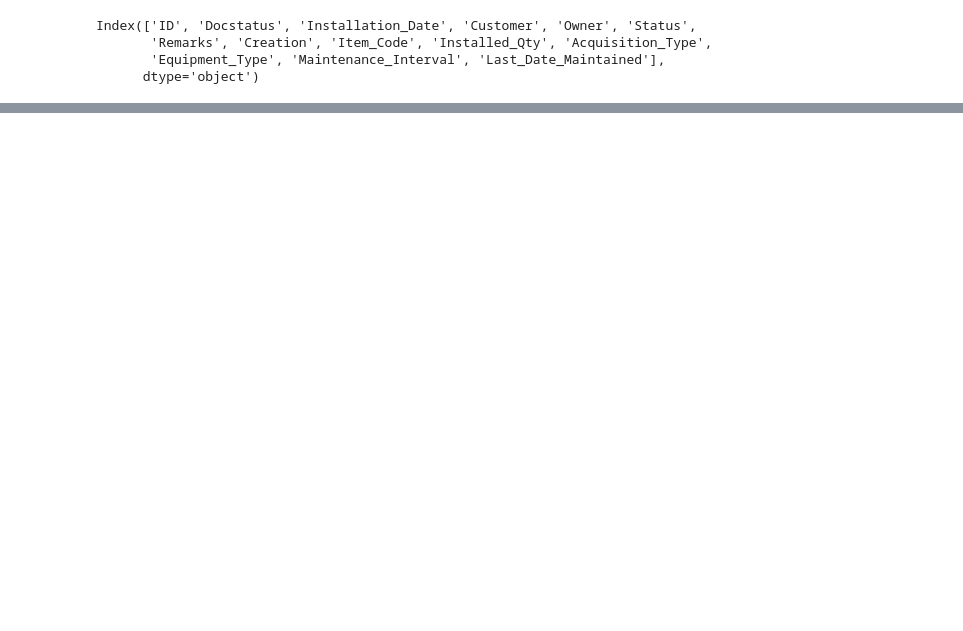
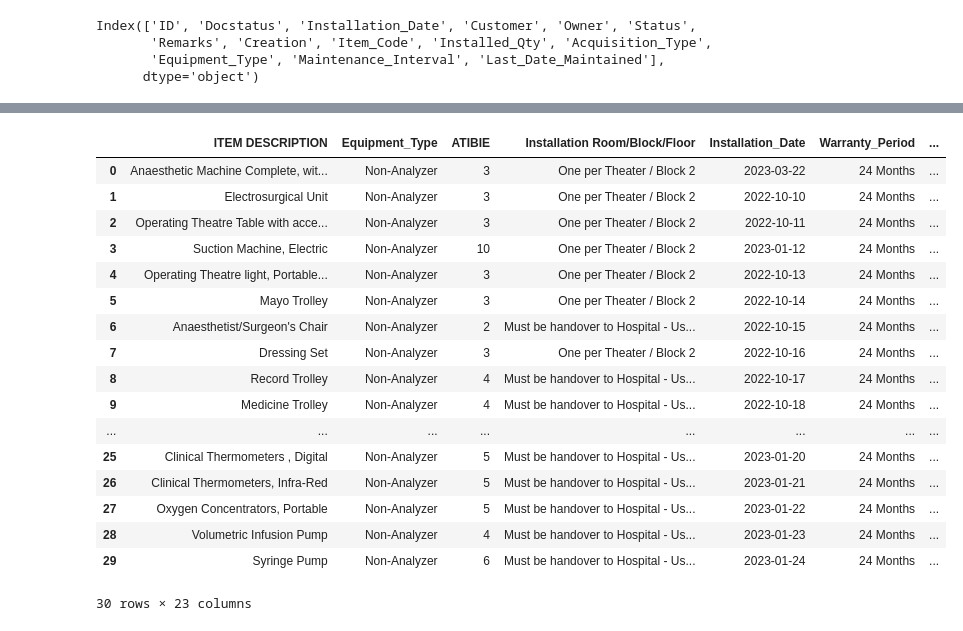
Before and after one commit to adaambiikgabz/Equipment_Maintenance_Schedule, a Jupyter notebook: Installation_data.ipynb, the cells around one changed output, grey strips where cells are left out. Saved outputs shown, nothing was run; the diff lists cells and outputs as text; code cells hidden in the pictures; blank space fills up the shorter version.

```diff
--- a/Installation_data.ipynb
+++ b/Installation_data.ipynb
@@ -299,0 +371,25 @@ placement_maintenance_df.to_csv('placement_maintenance_due_dates.csv', index=Fal
+# %%
+#importing my dataset
+df_Contractor = pd.read_csv("Contractor_Installation_Note.csv")
+
+#loading the fist 30 rows of the dataset
+df_Contractor.head(30)
+# %% [output]
+|  | ITEM DESCRIPTION | Equipment_Type | ATIBIE | Installation Room/Block/Floor | Installation_Date | Warranty_Period | ... |
+| 0 | Anaesthetic Machine Complete, wit... | Non-Analyzer | 3 | One per Theater / Block 2 | 2023-03-22 | 24 Months | ... |
+| 1 | Electrosurgical Unit | Non-Analyzer | 3 | One per Theater / Block 2 | 2022-10-10 | 24 Months | ... |
+| 2 | Operating Theatre Table with acce... | Non-Analyzer | 3 | One per Theater / Block 2 | 2022-10-11 | 24 Months | ... |
+| 3 | Suction Machine, Electric | Non-Analyzer | 10 | One per Theater / Block 2 | 2023-01-12 | 24 Months | ... |
+| 4 | Operating Theatre light, Portable... | Non-Analyzer | 3 | One per Theater / Block 2 | 2022-10-13 | 24 Months | ... |
+| 5 | Mayo Trolley | Non-Analyzer | 3 | One per Theater / Block 2 | 2022-10-14 | 24 Months | ... |
+| 6 | Anaesthetist/Surgeon's Chair | Non-Analyzer | 2 | Must be handover to Hospital - Us... | 2022-10-15 | 24 Months | ... |
+| 7 | Dressing Set | Non-Analyzer | 3 | One per Theater / Block 2 | 2022-10-16 | 24 Months | ... |
+| 8 | Record Trolley | Non-Analyzer | 4 | Must be handover to Hospital - Us... | 2022-10-17 | 24 Months | ... |
+| 9 | Medicine Trolley | Non-Analyzer | 4 | Must be handover to Hospital - Us... | 2022-10-18 | 24 Months | ... |
+| ... | ... | ... | ... | ... | ... | ... | ... |
+| 25 | Clinical Thermometers , Digital | Non-Analyzer | 5 | Must be handover to Hospital - Us... | 2023-01-20 | 24 Months | ... |
+| 26 | Clinical Thermometers, Infra-Red | Non-Analyzer | 5 | Must be handover to Hospital - Us... | 2023-01-21 | 24 Months | ... |
+| 27 | Oxygen Concentrators, Portable | Non-Analyzer | 5 | Must be handover to Hospital - Us... | 2023-01-22 | 24 Months | ... |
+| 28 | Volumetric Infusion Pump | Non-Analyzer | 4 | Must be handover to Hospital - Us... | 2023-01-23 | 24 Months | ... |
+| 29 | Syringe Pump | Non-Analyzer | 6 | Must be handover to Hospital - Us... | 2023-01-24 | 24 Months | ... |
+30 rows × 23 columns
```
Also changed, not shown: parts of 20 cells of this notebook, 5 other files.
